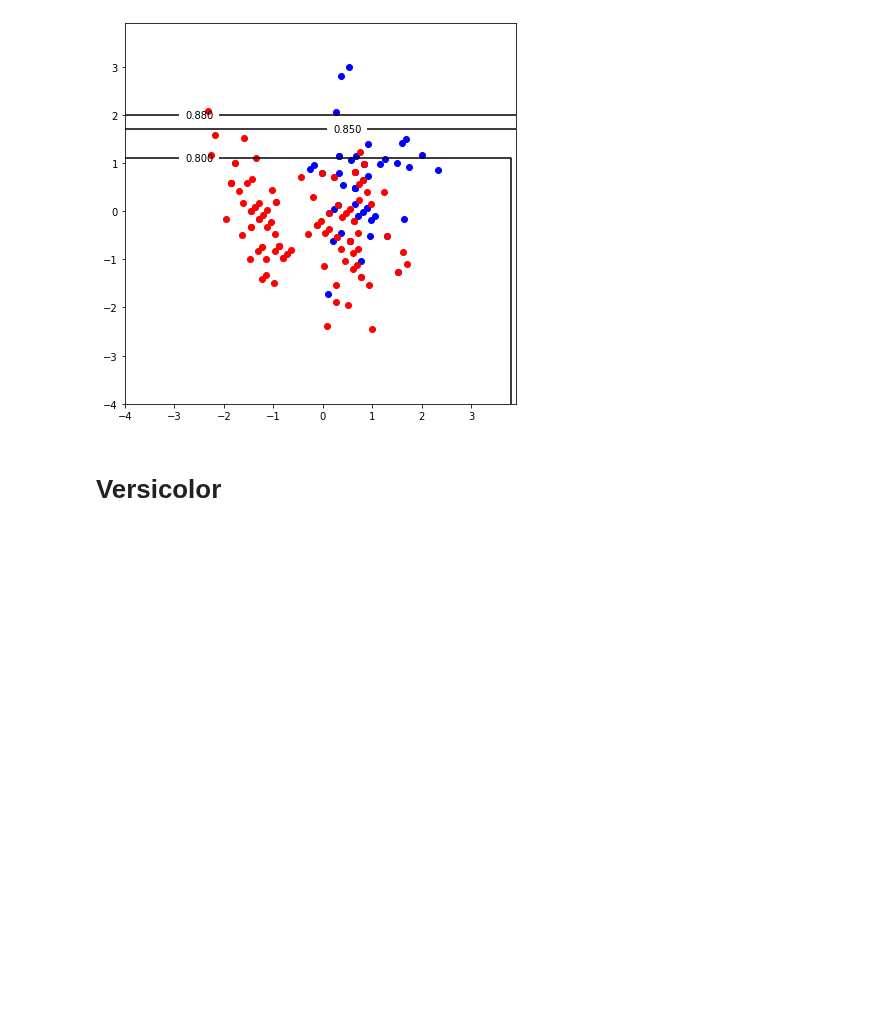
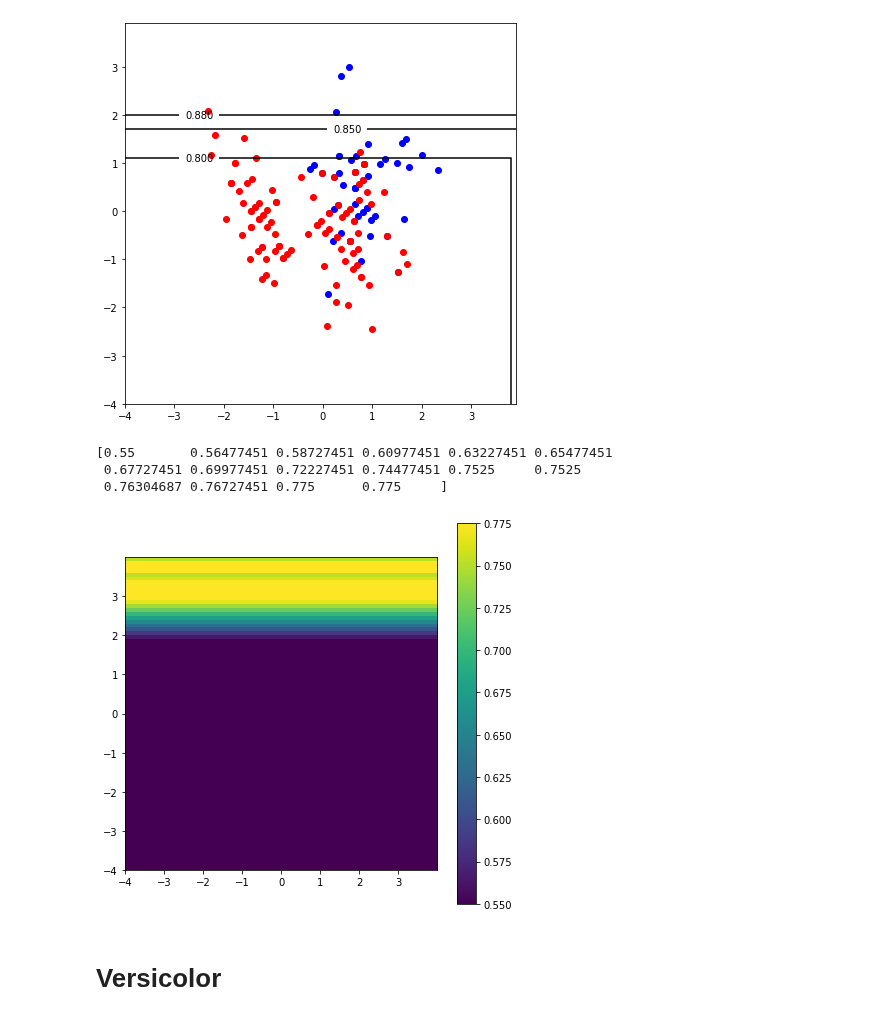
Before and after one commit to ritafolisi/Tirocinio, a Jupyter notebook: Visualizzazione-GFMM.ipynb, the cells around one changed output. Saved outputs shown, nothing was run; the diff lists cells and outputs as text; code cells hidden in the pictures; blank space fills up the shorter version.

```diff
--- a/Visualizzazione-GFMM.ipynb
+++ b/Visualizzazione-GFMM.ipynb
@@ -93,7 +126,7 @@ plt.show()
 # %% [markdown]
 # Virginica
 # %%
-df = pd.read_csv('iris-virginica.csv')
+df = pd.read_csv('Dataset/iris-virginica.csv')
 
 df = df.sample(frac=1)
 
@@ -149,6 +182,28 @@ plt.show()
 [0.8  0.8  0.8  0.81 0.82 0.83 0.84 0.85 0.86 0.87 0.88 0.88 0.89 0.89
  0.89 0.89 0.89 0.9  0.9  0.9  0.9 ]
 [figure]
+# %%
+    x = np.arange(-4, 4, .1)
+    y = np.arange(-4, 4, .1)
+    X, Y = np.meshgrid(x, y)
+    zs = np.array([model.estimated_membership(np.array(list(zip(np.ravel(x), np.ravel(y)))))
+                   for x,y in zip(np.ravel(X), np.ravel(Y))])
+    zss = zs[:, :, 1]
+    print(np.unique(zss))
+    Z = zss.reshape(X.shape)
+
+    plt.figure(figsize=(7,7))
+    plt.clf()
+    plt.imshow(Z, extent=[-4, 4, -4, 4], origin='lower')
+    plt.xticks(np.arange(-4,4,1))
+    plt.yticks(np.arange(-4,4,1))
+    plt.colorbar()
+    plt.savefig("gfmm-virg-hm.png")
+# %% [output]
+[0.55       0.56477451 0.58727451 0.60977451 0.63227451 0.65477451
+ 0.67727451 0.69977451 0.72227451 0.74477451 0.7525     0.7525
+ 0.76304687 0.76727451 0.775      0.775     ]
+[figure, added]
 # %% [markdown]
 # Versicolor
 # %%
```
Also changed, not shown: parts of 5 cells of this notebook, 14 other files.
